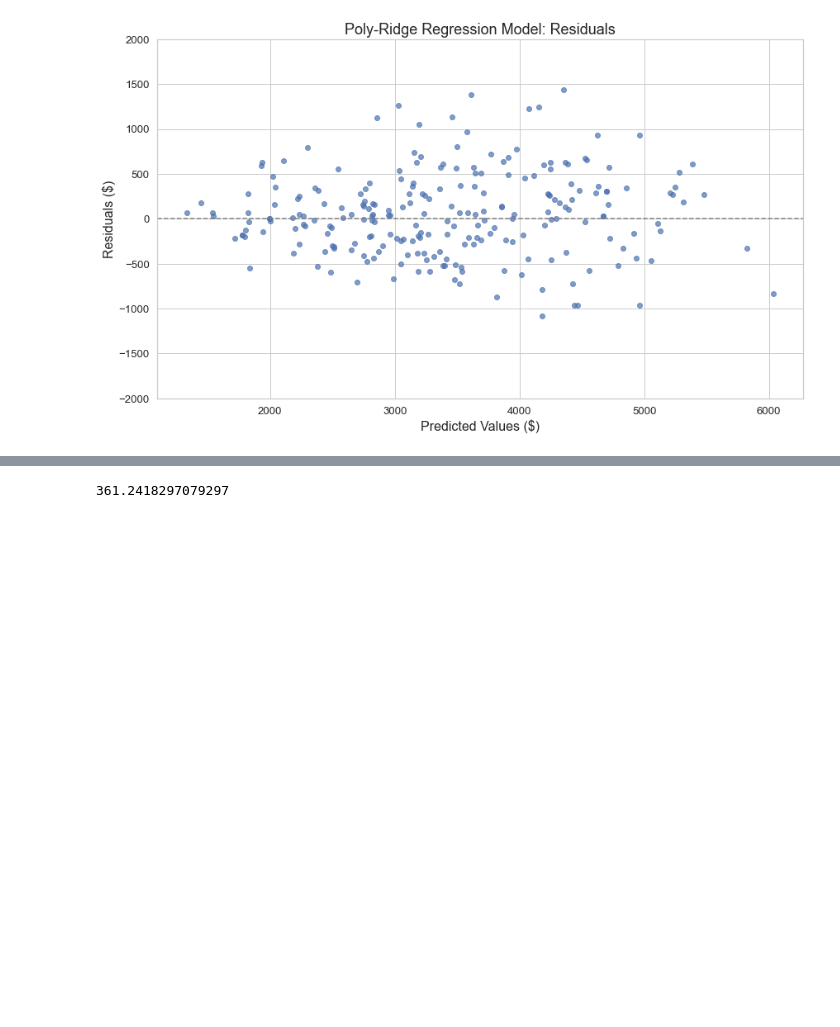
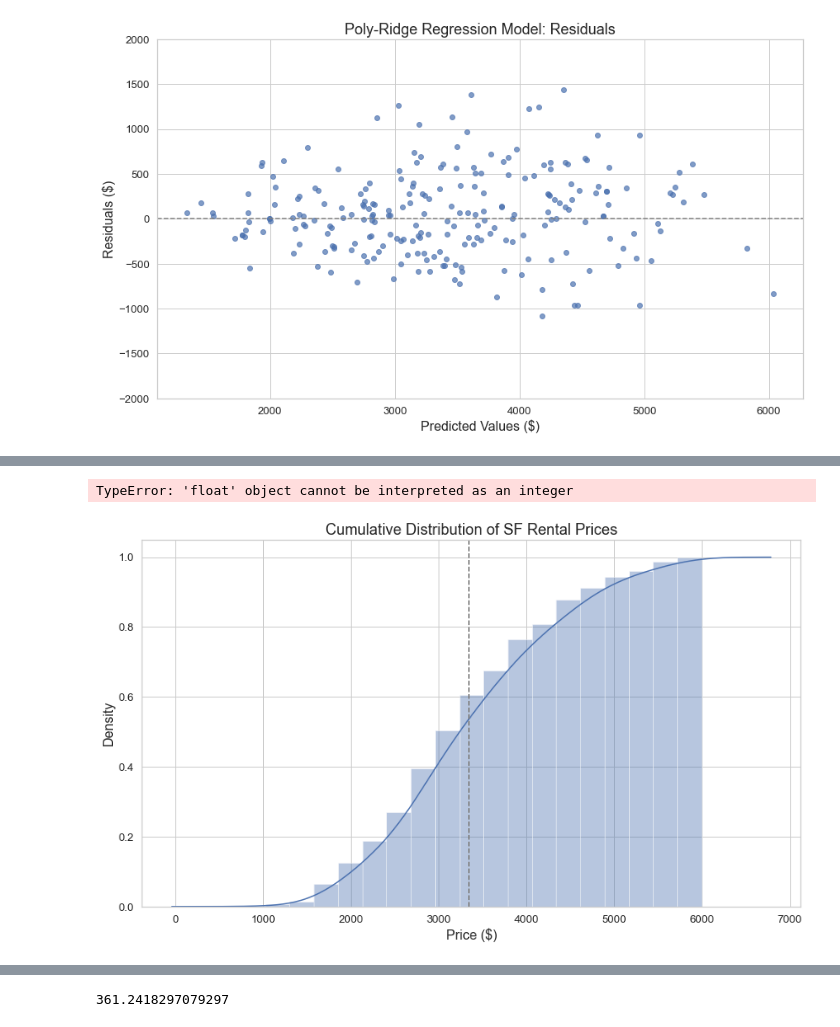
Before and after one commit to alfredjackieots/CL-housing-rent-predictions, a Jupyter notebook: explore_poly.ipynb, the cells around one changed output, grey strips where cells are left out. Drawn from its saved outputs; the diff is of its cells as text; code cells hidden in the pictures; blank space fills up the shorter version.

```diff
--- a/explore_poly.ipynb
+++ b/explore_poly.ipynb
@@ -380,0 +381,19 @@ ax_predict.set_xticks([0, 1000, 2000, 3000, 4000, 5000, 6000])
+# %%
+x = sf.price
+kwargs= {'cumulative': True}
+
+plt.figure(figsize=(14, 8))
+dist = sns.distplot(x, hist_kws=kwargs, kde_kws=kwargs)
+plt.axvline(sf.price.mean(), linestyle='--', color='grey')
+
+dist.set_title('Cumulative Distribution of SF Rental Prices', fontname='Arial', fontsize=18)
+dist.set_xlabel('Price ($)', fontname='Arial', fontsize=16)
+dist.set_ylabel('Density', fontname='Arial', fontsize=16)
+dist.set_yticks(list(range(0., 1., .2)))
+dist.set_xticks(list(range(500, 6501, 500)))
+dist.set_xticklabels(list(range(500, 6501, 500)));
+
+#plt.savefig('img/price_cdf.png')
+# %% [output]
+TypeError: 'float' object cannot be interpreted as an integer
+[figure, added]
```
Also changed, not shown: parts of 7 cells of this notebook, 1 other file.
